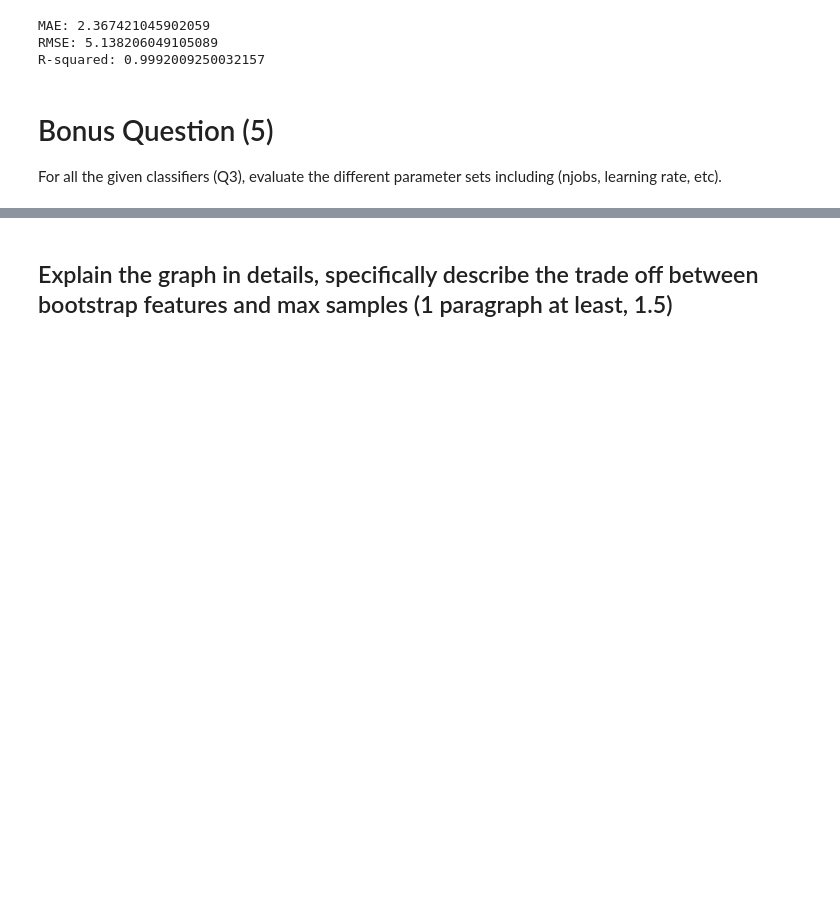
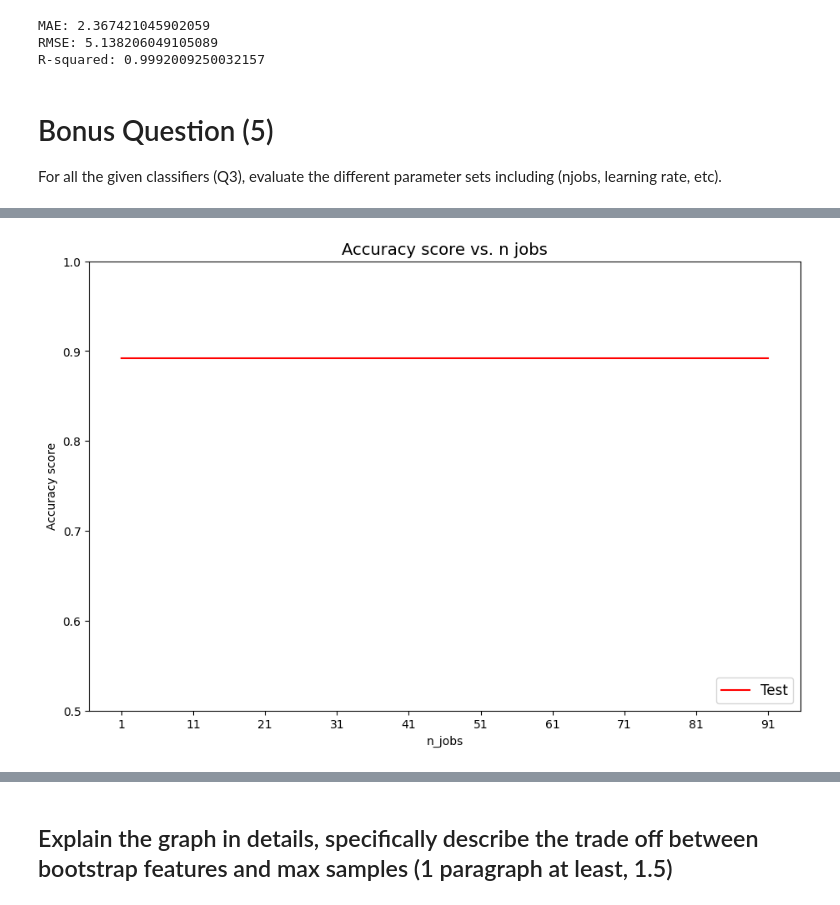
Before and after one commit to GeorgetownAnlytics/Wine-Quality-Prediction, a Jupyter notebook: Assignment1/Assignment 1_Group8_Final.ipynb, the cells around one changed output, grey strips where cells are left out. Saved outputs shown, nothing was run; the diff lists cells and outputs as text; code cells hidden in the pictures; blank space fills up the shorter version.

```diff
--- a/Assignment1/Assignment 1_Group8_updated.ipynb
+++ b/Assignment1/Assignment 1_Group8_Final.ipynb
@@ -833,0 +861,26 @@ For all the given classifiers (Q3), evaluate the different parameter sets includ
+# %%
+# n_jobs vs. accuracy scores, using Gradient Boosting and set learning rate at 0.11
+n_jobs = np.arange(1, 100, 10)
+
+# calculate accuracy scores for different n_jobs with learninvg_rate set at 0.11
+train_boosting = []
+test_boosting = []
+for nj in n_jobs:
+    xgboost_classifier = XGBClassifier(num_class=1, max_depth=2, learning_rate=0.11, n_estimators=100, n_jobs=nj)
+    xgboost_fit = xgboost_classifier.fit(G8_OSIX_train, G8_OSIy_train)
+    OSIy_pred = xgboost_fit.predict(G8_OSIX_test)
+    accuracy = accuracy_score(G8_OSIy_test, OSIy_pred)
+    test_boosting.append(accuracy)
+
+# graph accuracy scores vs. n_estimators
+fig = plt.figure(figsize=(11, 7))
+plt.plot(n_jobs, test_boosting, c='red', label='Test')
+plt.xlabel('n_jobs')
+plt.xticks(n_jobs)
+plt.ylabel('Accuracy score')
+plt.ylim(0.5, 1)
+plt.legend(prop={'size': 12}, loc=4)
+plt.title('Accuracy score vs. n jobs', size=14)
+plt.show()
+# %% [output]
+[figure, added]
```
Also changed, not shown: parts of 8 cells of this notebook, 1 other file.
